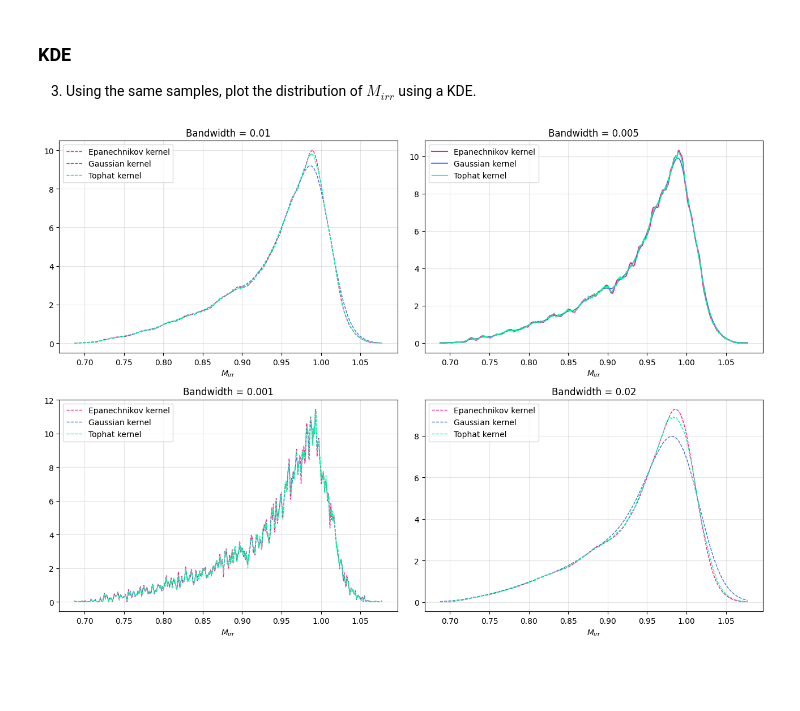
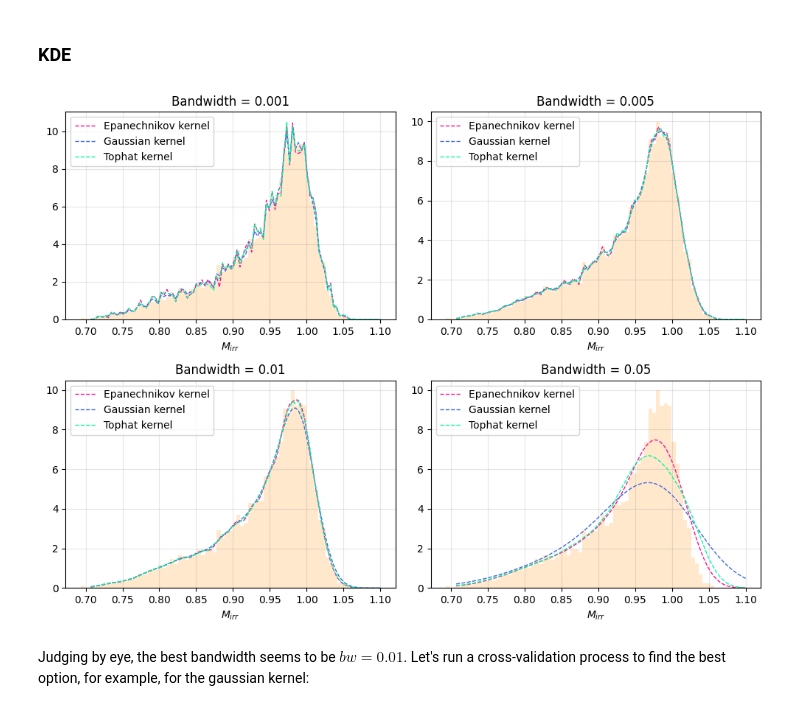
Before and after one commit to Alice-Palladino/astrostatistics_bicocca_2024, a Jupyter notebook: working/L07 - Irreducible mass of BHs.ipynb, the cells around one changed output. Drawn from its saved outputs; the diff is of its cells as text; code cells hidden in the pictures; blank space fills up the shorter version.

```diff
--- a/working/L07 - Irreducible mass of BHs.ipynb
+++ b/working/L07 - Irreducible mass of BHs.ipynb
@@ -32,12 +49,14 @@ Hint: You don't know the functional form of the pdf of $M_{irr}$... but you don'
 import numpy as np
 import matplotlib.pyplot as plt
 from astropy.visualization.hist import hist as fancyhist
+import scipy.stats
 from sklearn.neighbors import KernelDensity
+from sklearn.model_selection import GridSearchCV
 
-def f(chi):
+def f_func(chi):
     return np.sqrt((1+np.sqrt(1-chi**2))/2)
 
-def kde_sklearn(data, bandwidth, kernel):
+def kde_sklearn(data, bandwidth, kernel, xgrid):
     kde_skl = KernelDensity(bandwidth = bandwidth,
                             kernel=kernel)
     kde_skl.fit(data[:, np.newaxis])
@@ -51,5 +70,5 @@ N = 10000
 # %%
 chi = np.random.uniform(low = 0, high = 1, size = N)
 mass = np.random.normal(loc = mu, scale = sigma, size = N)
-m_irr = f(chi)*mass
+m_irr = f_func(chi)*mass
 # %%
@@ -103,20 +184,19 @@ plt.show()
 # %% [markdown]
 ### KDE
-
-3. Using the same samples, plot the distribution of $M_{irr}$ using a KDE.
 # %%
 # Confronting three kernels (tophat, gaussian, epanechnikov) and different bandwidths
 
-xgrid = np.linspace(m_irr.min(),m_irr.max(),1000)
-bandwidth = [0.01, 0.005, 0.001, 0.02]
-fig, ax = plt.subplots(2, 2, figsize=(13, 10))
+Nbins=70     # Plotting the histogram below, just to give an idea of the distribution under the KDE
+bandwidth = [0.001, 0.005, 0.01, 0.05]     # Random values for now
+fig, ax = plt.subplots(2, 2, figsize=(10, 8))
 
 #-----------------------------------------------------------------------------------
-ax[0, 0].plot(xgrid, kde_sklearn(m_irr,bandwidth=bandwidth[0],kernel="epanechnikov"),
+ax[0, 0].hist(m_irr, bins=Nbins, density = True, histtype = 'stepfilled', linewidth = 0.5,  color = 'darkorange', alpha = 0.2)
+ax[0, 0].plot(m_irr_grid, kde_sklearn(m_irr,bandwidth=bandwidth[0],kernel="epanechnikov", xgrid=m_irr_grid),
               c = 'deeppink', lw = 1, ls='--', label = 'Epanechnikov kernel')
-ax[0, 0].plot(xgrid, kde_sklearn(m_irr,bandwidth=bandwidth[0],kernel="gaussian"),
+ax[0, 0].plot(m_irr_grid, kde_sklearn(m_irr,bandwidth=bandwidth[0],kernel="gaussian", xgrid=m_irr_grid),
               c = 'royalblue', lw = 1, ls = '--', label = 'Gaussian kernel')
-ax[0, 0].plot(xgrid, kde_sklearn(m_irr,bandwidth=bandwidth[0],kernel="tophat"),
+ax[0, 0].plot(m_irr_grid, kde_sklearn(m_irr,bandwidth=bandwidth[0],kernel="tophat", xgrid=m_irr_grid),
               c = 'mediumspringgreen', lw = 1, ls = '--', label = 'Tophat kernel')
 ax[0, 0].grid(c='grey', alpha = 0.2)
 ax[0, 0].legend()
@@ -124,43 +204,46 @@ ax[0, 0].set_title('Bandwidth = ' + str(bandwidth[0]))
 ax[0, 0].set_xlabel('$M_{irr}$')
 
 #-----------------------------------------------------------------------------------
-ax[0, 1].plot(xgrid, kde_sklearn(m_irr,bandwidth=bandwidth[1],kernel="epanechnikov"),
-              c = 'deeppink', lw = 1.5, label = 'Epanechnikov kernel')
-ax[0, 1].plot(xgrid, kde_sklearn(m_irr,bandwidth=bandwidth[1],kernel="gaussian"),
-              c = 'royalblue', lw = 1.25, label = 'Gaussian kernel')
-ax[0, 1].plot(xgrid, kde_sklearn(m_irr,bandwidth=bandwidth[1],kernel="tophat"),
-              c = 'mediumspringgreen', lw = 1, label = 'Tophat kernel')
+ax[0, 1].hist(m_irr, bins=Nbins, density = True, histtype = 'stepfilled', linewidth = 0.5,  color = 'darkorange', alpha = 0.2)
+ax[0, 1].plot(m_irr_grid, kde_sklearn(m_irr,bandwidth=bandwidth[1],kernel="epanechnikov", xgrid=m_irr_grid),
+              c = 'deeppink', lw = 1, ls='--', label = 'Epanechnikov kernel')
+ax[0, 1].plot(m_irr_grid, kde_sklearn(m_irr,bandwidth=bandwidth[1],kernel="gaussian", xgrid=m_irr_grid),
+              c = 'royalblue', lw = 1, ls='--', label = 'Gaussian kernel')
+ax[0, 1].plot(m_irr_grid, kde_sklearn(m_irr,bandwidth=bandwidth[1],kernel="tophat", xgrid=m_irr_grid),
+              c = 'mediumspringgreen', lw = 1, ls='--', label = 'Tophat kernel')
 ax[0, 1].grid(c='grey', alpha = 0.2)
 ax[0, 1].legend()
 ax[0, 1].set_title('Bandwidth = ' + str(bandwidth[1]))
 ax[0, 1].set_xlabel('$M_{irr}$')
 
 #-----------------------------------------------------------------------------------
-ax[1, 0].plot(xgrid, kde_sklearn(m_irr,bandwidth=bandwidth[2],kernel="epanechnikov"),
+ax[1, 0].hist(m_irr, bins=Nbins, density = True, histtype = 'stepfilled', linewidth = 0.5,  color = 'darkorange', alpha = 0.2)
+ax[1, 0].plot(m_irr_grid, kde_sklearn(m_irr,bandwidth=bandwidth[2],kernel="epanechnikov", xgrid=m_irr_grid),
               c = 'deeppink', lw = 1, ls='--', label = 'Epanechnikov kernel')
-ax[1, 0].plot(xgrid, kde_sklearn(m_irr,bandwidth=bandwidth[2],kernel="gaussian"),
+ax[1, 0].plot(m_irr_grid, kde_sklearn(m_irr,bandwidth=bandwidth[2],kernel="gaussian", xgrid=m_irr_grid),
               c = 'royalblue', lw = 1, ls = '--', label = 'Gaussian kernel')
-ax[1, 0].plot(xgrid, kde_sklearn(m_irr,bandwidth=bandwidth[2],kernel="tophat"),
+ax[1, 0].plot(m_irr_grid, kde_sklearn(m_irr,bandwidth=bandwidth[2],kernel="tophat", xgrid=m_irr_grid),
               c = 'mediumspringgreen', lw = 1, ls = '--', label = 'Tophat kernel')
 ax[1, 0].grid(c='grey', alpha = 0.2)
 ax[1, 0].legend()
 ax[1, 0].set_title('Bandwidth = ' + str(bandwidth[2]))
 ax[1, 0].set_xlabel('$M_{irr}$')
 
 #-----------------------------------------------------------------------------------
-ax[1, 1].plot(xgrid, kde_sklearn(m_irr,bandwidth=bandwidth[3],kernel="epanechnikov"),
+ax[1, 1].hist(m_irr, bins=Nbins, density = True, histtype = 'stepfilled', linewidth = 0.5,  color = 'darkorange', alpha = 0.2)
+ax[1, 1].plot(m_irr_grid, kde_sklearn(m_irr,bandwidth=bandwidth[3],kernel="epanechnikov", xgrid=m_irr_grid),
               c = 'deeppink', lw = 1, ls='--', label = 'Epanechnikov kernel')
-ax[1, 1].plot(xgrid, kde_sklearn(m_irr,bandwidth=bandwidth[3],kernel="gaussian"),
+ax[1, 1].plot(m_irr_grid, kde_sklearn(m_irr,bandwidth=bandwidth[3],kernel="gaussian", xgrid=m_irr_grid),
                c = 'royalblue', lw = 1, ls = '--', label = 'Gaussian kernel')
-ax[1, 1].plot(xgrid, kde_sklearn(m_irr,bandwidth=bandwidth[3],kernel="tophat"),
+ax[1, 1].plot(m_irr_grid, kde_sklearn(m_irr,bandwidth=bandwidth[3],kernel="tophat", xgrid=m_irr_grid),
               c = 'mediumspringgreen', lw = 1, ls = '--', label = 'Tophat kernel')
 ax[1, 1].grid(c='grey', alpha = 0.2)
 ax[1, 1].legend()
 ax[1, 1].set_title('Bandwidth = ' + str(bandwidth[3]))
 ax[1, 1].set_xlabel('$M_{irr}$')
 
 plt.subplots_adjust(hspace=0.2)
 plt.tight_layout(rect=[0, 0.05, 1, 0.98], w_pad=1.5)
 plt.show()
 # %% [output]
-[figure, old version]
+[figure, new version]
@@ -170,0 +250,2 @@ plt.show()
+# %% [markdown]
+Judging by eye, the best bandwidth seems to be $bw=0.01$. Let's run a cross-validation process to find the best option, for example, for the gaussian kernel:
```
Also changed, not shown: parts of 13 cells of this notebook.
